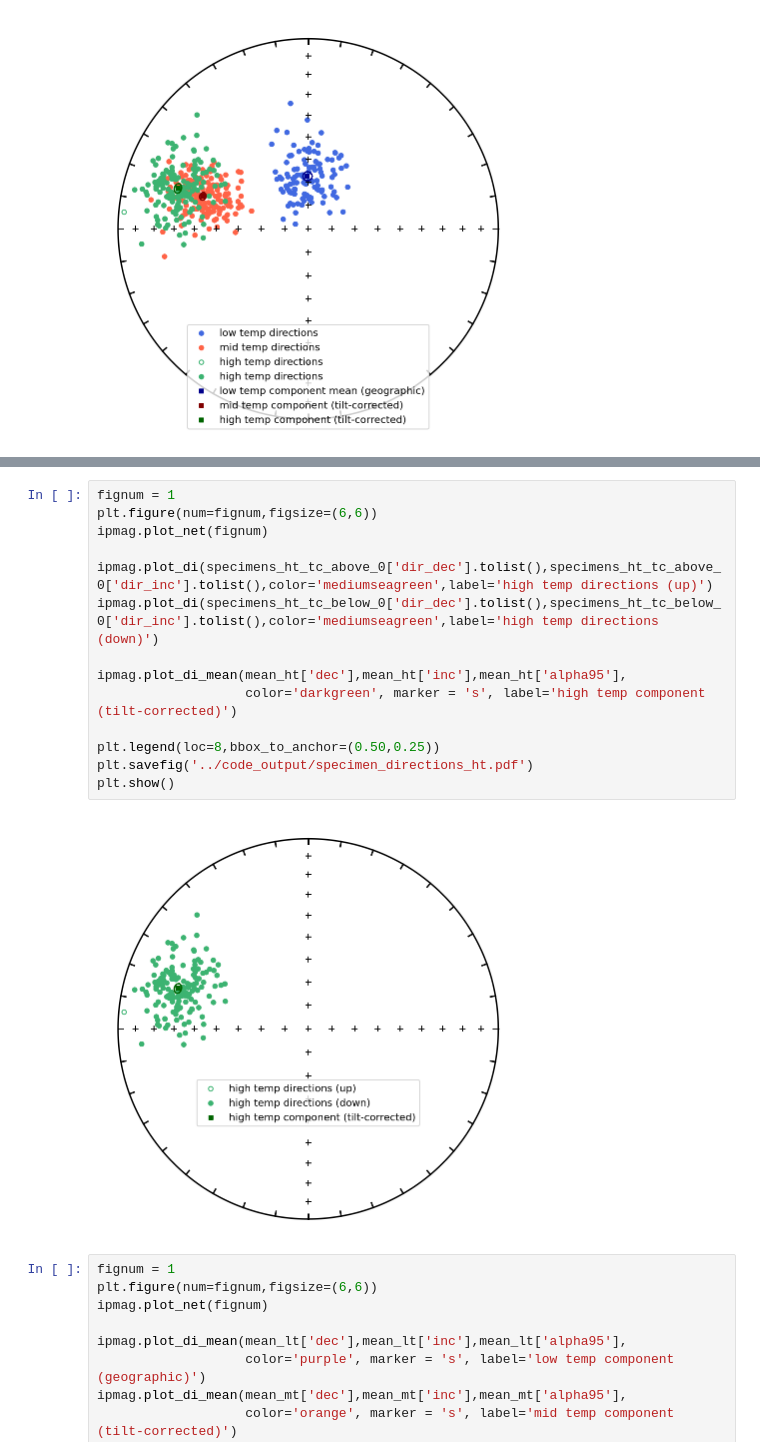
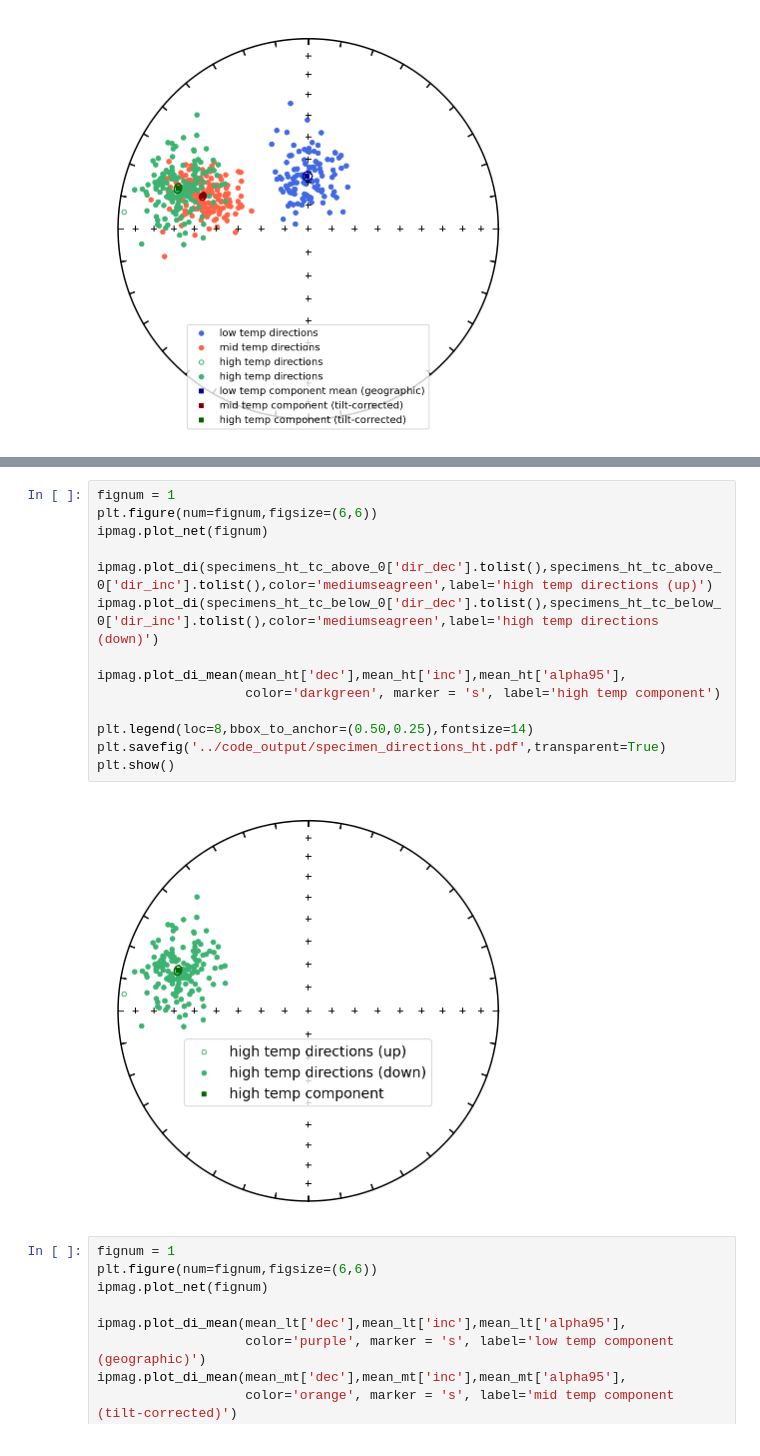
Before and after one commit to Swanson-Hysell-Group/Inclination_Shallowing, a Jupyter notebook: code/Notebooks/Cutface_pmag.ipynb, the cells around one changed output, grey strips where cells are left out. Cells and saved outputs as stored; diff of their text form.

Commit message:
changed font sizes for summary figures

```diff
--- a/code/Notebooks/Cutface_pmag.ipynb
+++ b/code/Notebooks/Cutface_pmag.ipynb
@@ -131,19 +131,19 @@ specimens_ht_tc_above_0
 # %%
 fignum = 1
 plt.figure(num=fignum,figsize=(6,6))
 ipmag.plot_net(fignum)
 
 ipmag.plot_di(specimens_ht_tc_above_0['dir_dec'].tolist(),specimens_ht_tc_above_0['dir_inc'].tolist(),color='mediumseagreen',label='high temp directions (up)')
 ipmag.plot_di(specimens_ht_tc_below_0['dir_dec'].tolist(),specimens_ht_tc_below_0['dir_inc'].tolist(),color='mediumseagreen',label='high temp directions (down)')
 
 ipmag.plot_di_mean(mean_ht['dec'],mean_ht['inc'],mean_ht['alpha95'],
-                   color='darkgreen', marker = 's', label='high temp component (tilt-corrected)')
+                   color='darkgreen', marker = 's', label='high temp component')
 
-plt.legend(loc=8,bbox_to_anchor=(0.50,0.25))
-plt.savefig('../code_output/specimen_directions_ht.pdf')
+plt.legend(loc=8,bbox_to_anchor=(0.50,0.25),fontsize=14)
+plt.savefig('../code_output/specimen_directions_ht.pdf',transparent=True)
 plt.show()
 # %% [output]
-[figure, old version]
+[figure, new version]
 # %%
 fignum = 1
 plt.figure(num=fignum,figsize=(6,6))
```
Also changed, not shown: parts of 13 cells of this notebook, 22 other files.
